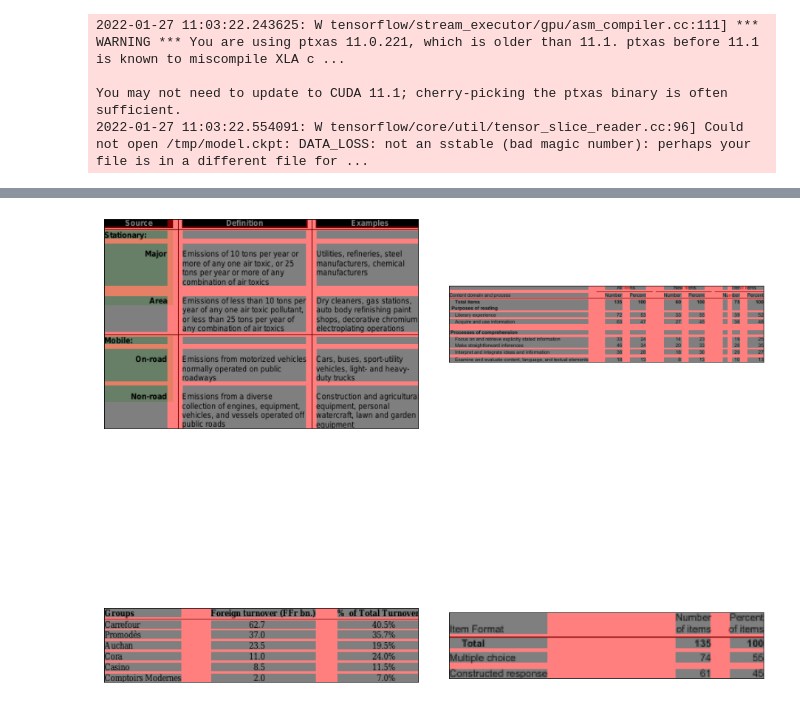
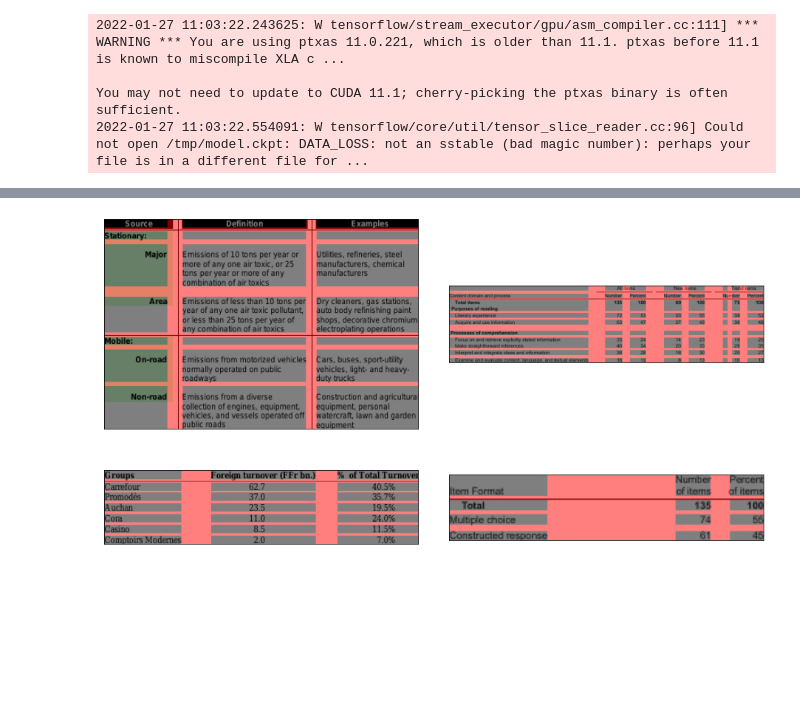
Before and after one commit to matroshenko/TableAnalyzer, a Jupyter notebook: show_split_model_predictions.ipynb, the cells around one changed output, grey strips where cells are left out. Drawn from its saved outputs; the diff is of its cells as text; code cells hidden in the pictures; blank space fills up the shorter version.

```diff
--- a/show_split_model_predictions.ipynb
+++ b/show_split_model_predictions.ipynb
@@ -41,7 +41,7 @@ for element, ax in zip(ds.take(4), axes.flat):
     ax.get_xaxis().set_visible(False)
     ax.get_yaxis().set_visible(False)
     ax.imshow(debug_image)
-fig.subplots_adjust(wspace=0.1, hspace=0)
+fig.subplots_adjust(wspace=0.1, hspace=-0.6)
 
 plt.savefig('images/split_model_predictions.png', bbox_inches='tight')
 plt.show()
@@ -50 +50 @@ plt.show()
-[figure, old version]
+[figure, new version]
```
Also changed, not shown: parts of 1 cell of this notebook, 2 other files.
